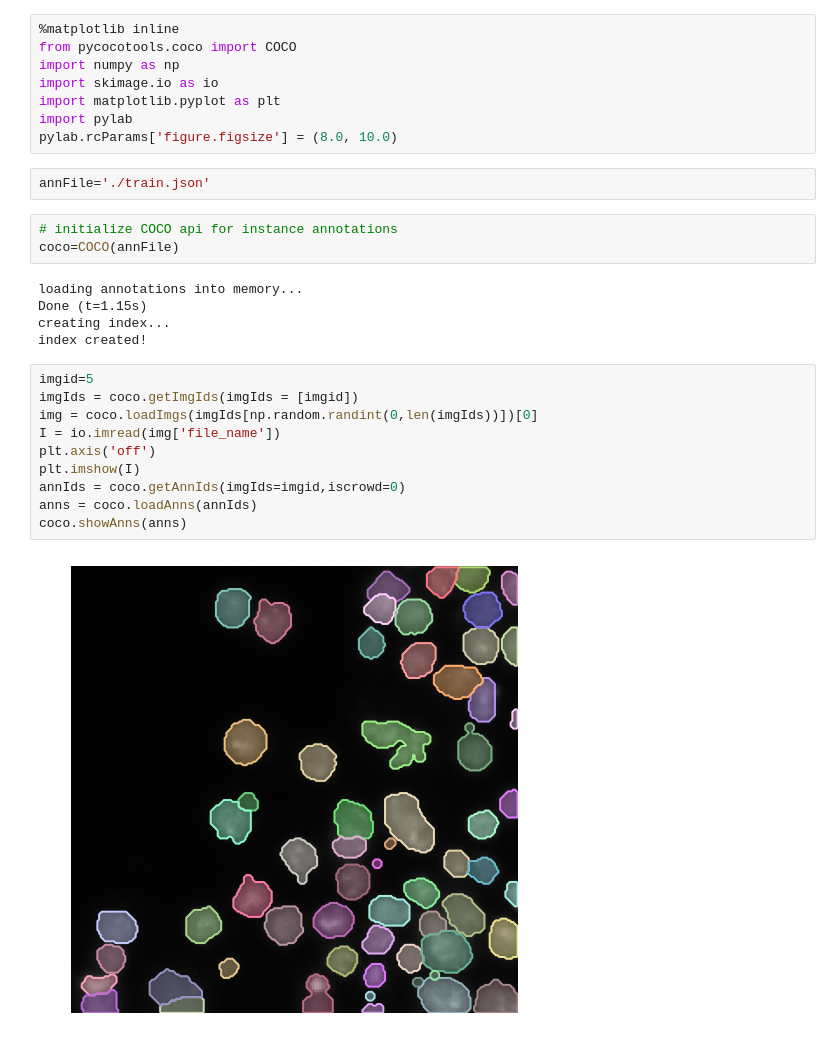
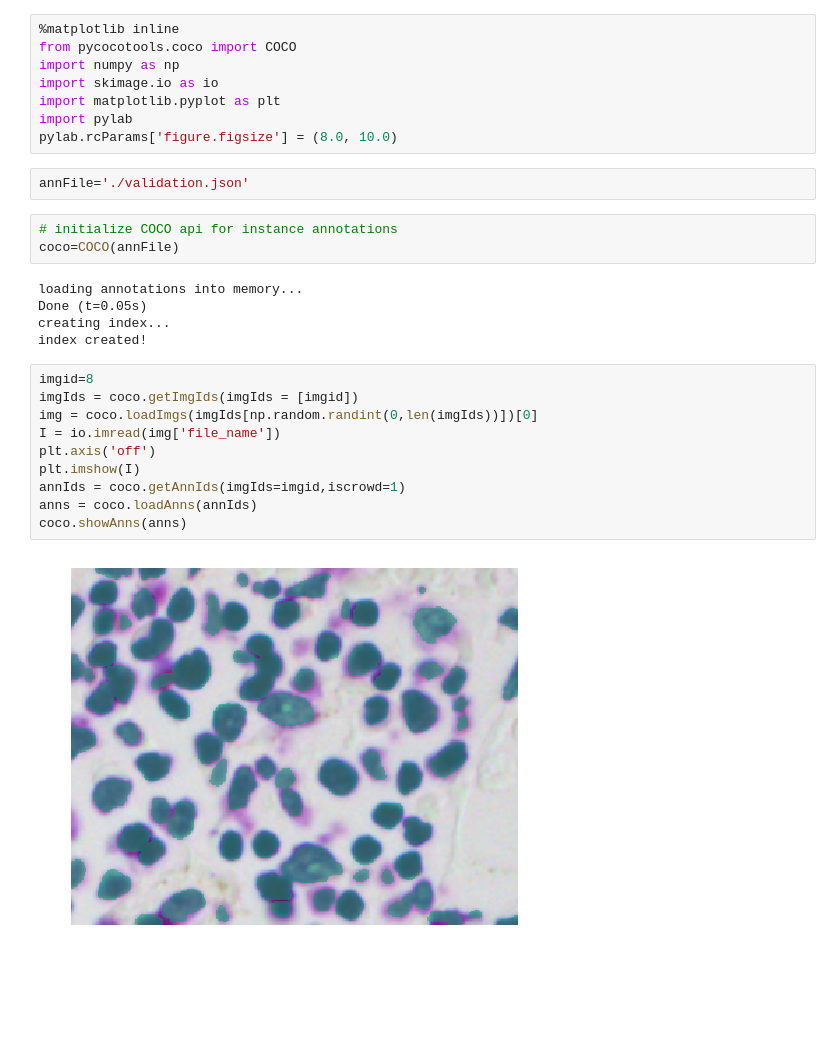
Before and after one commit to BobZhangHT/maskrcnn-benchmark, a Jupyter notebook: datasets/dsbw/Test.ipynb, the cells around one changed output. Saved outputs shown, nothing was run; the diff lists cells and outputs as text; blank space fills up the shorter version.

```diff
--- a/datasets/dsbw/Test.ipynb
+++ b/datasets/dsbw/Test.ipynb
@@ -7,24 +7,24 @@ import matplotlib.pyplot as plt
 import pylab
 pylab.rcParams['figure.figsize'] = (8.0, 10.0)
 # %%
-annFile='./train.json'
+annFile='./validation.json'
 # %%
 # initialize COCO api for instance annotations
 coco=COCO(annFile)
 # %% [output]
 loading annotations into memory...
-Done (t=1.15s)
+Done (t=0.05s)
 creating index...
 index created!
 # %%
-imgid=5
+imgid=8
 imgIds = coco.getImgIds(imgIds = [imgid])
 img = coco.loadImgs(imgIds[np.random.randint(0,len(imgIds))])[0]
 I = io.imread(img['file_name'])
 plt.axis('off')
 plt.imshow(I)
-annIds = coco.getAnnIds(imgIds=imgid,iscrowd=0)
+annIds = coco.getAnnIds(imgIds=imgid,iscrowd=1)
 anns = coco.loadAnns(annIds)
 coco.showAnns(anns)
 # %% [output]
-[figure, old version]
+[figure, new version]
```
Also changed, not shown: 11 other files.
